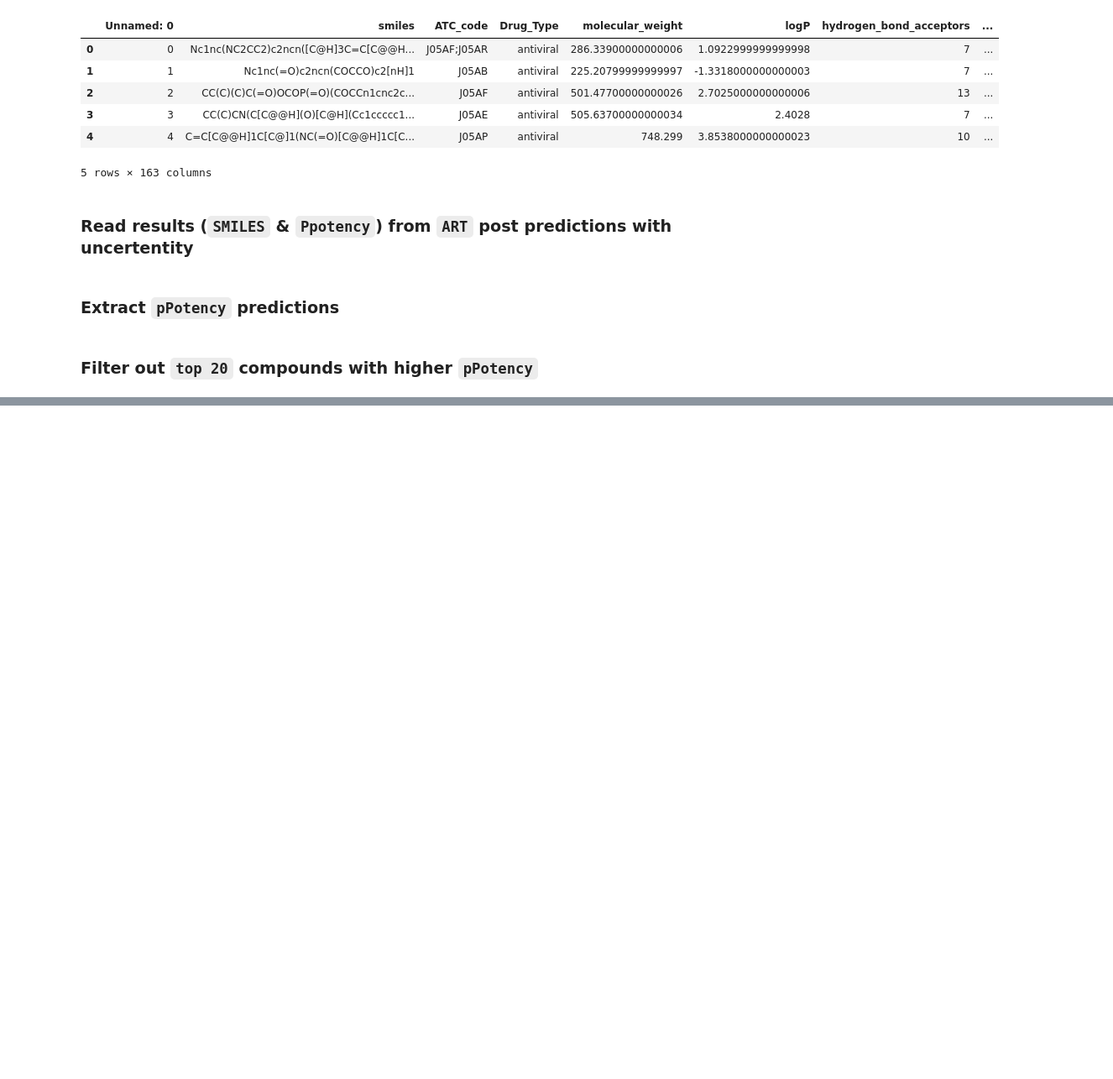
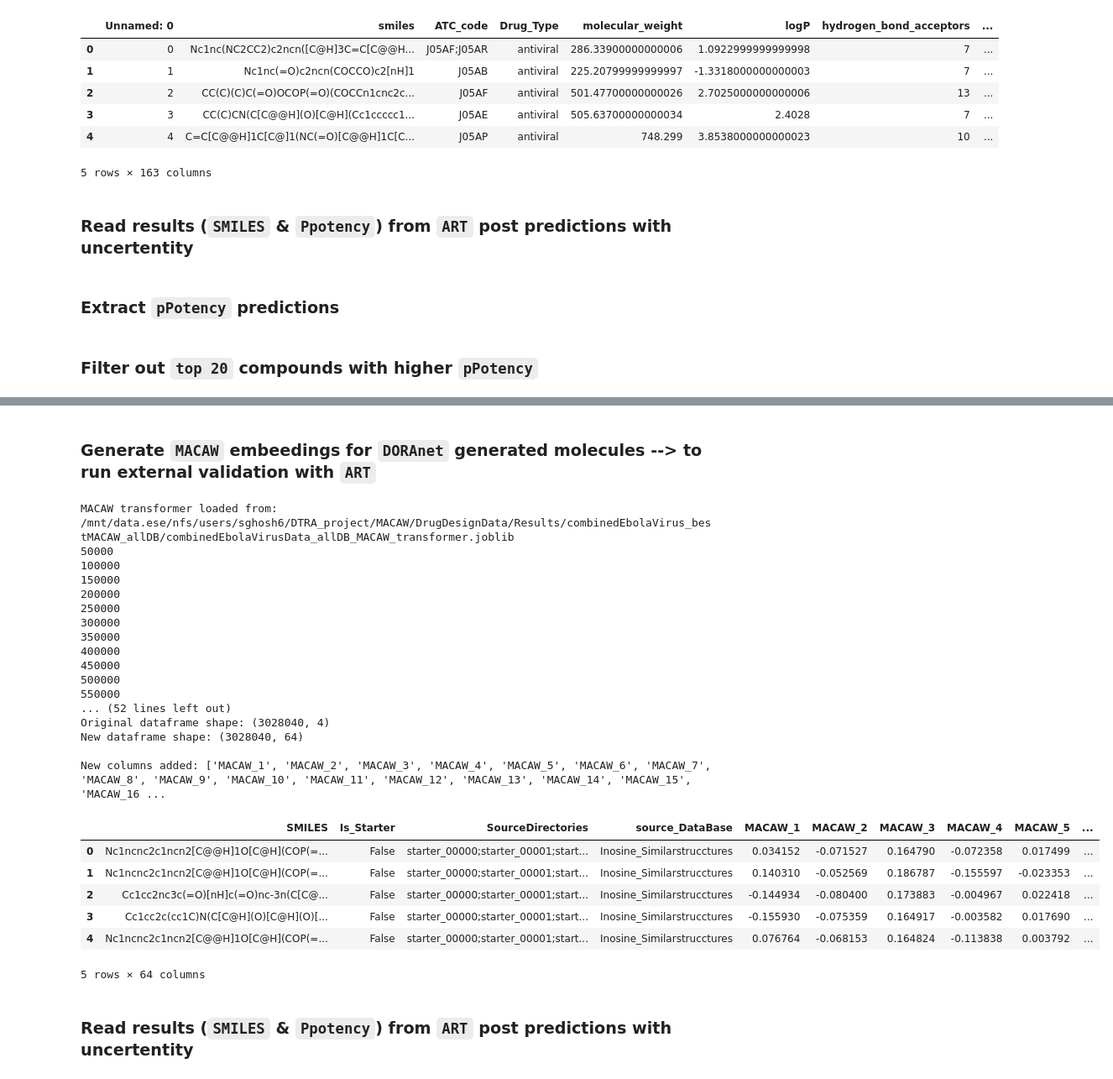
Before and after one commit to soumyadeepghosh35/DTRA_DrugDesign, a Jupyter notebook: DTRA_project_notebooks/Step3_MACAW_virus-combinedEbola_allDB.ipynb, the cells around one changed output, grey strips where cells are left out. Shown at 84% size. Cells and saved outputs as stored; diff of their text form; code cells hidden in the pictures; blank space fills up the shorter version.

```diff
--- a/DTRA_project_notebooks/Step3_MACAW_virus-combinedEbola_allDB.ipynb
+++ b/DTRA_project_notebooks/Step3_MACAW_virus-combinedEbola_allDB.ipynb
@@ -2948,0 +2951,5 @@ InosineSimilarstructures_DORAnetGeneratedMolecules_wARTprediction_top20[['SMILES
+# %%
+InosineSimilarstructures_DORAnetGenerated = pd.read_csv(saveDir + "InosineSimilarstructures_DORAnetGeneratedMolecules.csv", dtype=str)
+print(f"Loaded {len(InosineSimilarstructures_DORAnetGenerated)} molecules")
+InosineSimilarstructures_DORAnetGenerated['source_DataBase'] = 'Inosine_Similarstrucctures'
+InosineSimilarstructures_DORAnetGenerated
@@ -2948,0 +2971,63 @@ InosineSimilarstructures_DORAnetGeneratedMolecules_wARTprediction_top20[['SMILES
+# %% [markdown]
+### Generate `MACAW` embeedings for `DORAnet` generated molecules --> to run external validation with `ART`
+# %%
+# ---------------------------
+# 1. LOAD MACAW TRANSFORMER AND GENERATE EMBEDDINGS
+# ---------------------------
+# Load the previously saved MACAW transformer
+macaw_load_path = os.path.join(saveDir, "combinedEbolaVirusData_allDB_MACAW_transformer.joblib")
+with open(macaw_load_path, 'rb') as f:
+    mcw = pickle.load(f)
+print(f"MACAW transformer loaded from: {macaw_load_path}")
+
+# Transform SMILES to get embeddings
+macaw_embeddings = mcw.transform(InosineSimilarstructures_DORAnetGenerated['SMILES'])
+
+print(f"MACAW embeddings shape: {macaw_embeddings.shape}")
+
+# ---------------------------
+# 2. CREATE DATAFRAME WITH EMBEDDINGS
+# ---------------------------
+# Convert embeddings to DataFrame with column names
+embedding_columns = [f'MACAW_{i+1}' for i in range(macaw_embeddings.shape[1])]
+macaw_df = pd.DataFrame(macaw_embeddings, columns=embedding_columns, index=InosineSimilarstructures_DORAnetGenerated.index)
+
+# ---------------------------
+# 3. CONCATENATE WITH ORIGINAL DATAFRAME
+# ---------------------------
+InosineSimilarstructures_DORAnetGenerated_wMACAW = pd.concat([InosineSimilarstructures_DORAnetGenerated, macaw_df], axis=1)
+
+print(f"\nOriginal dataframe shape: {InosineSimilarstructures_DORAnetGenerated.shape}")
+print(f"New dataframe shape: {InosineSimilarstructures_DORAnetGenerated_wMACAW.shape}")
+print(f"\nNew columns added: {list(macaw_df.columns)}")
+
+# Display first few rows
+InosineSimilarstructures_DORAnetGenerated_wMACAW.to_csv(os.path.join(saveDir, "combinedEbolaVirusData_InosineSimilarstructures_DORAnetGenerated_wMACAW.csv"), index=False)
+InosineSimilarstructures_DORAnetGenerated_wMACAW.head()
+# %% [output]
+MACAW transformer loaded from: /mnt/data.ese/nfs/users/sghosh6/DTRA_project/MACAW/DrugDesignData/Results/combinedEbolaVirus_bestMACAW_allDB/combinedEbolaVirusData_allDB_MACAW_transformer.joblib
+50000
+100000
+150000
+200000
+250000
+300000
+350000
+400000
+450000
+500000
+550000
+... (52 lines left out)
+Original dataframe shape: (3028040, 4)
+New dataframe shape: (3028040, 64)
+
+New columns added: ['MACAW_1', 'MACAW_2', 'MACAW_3', 'MACAW_4', 'MACAW_5', 'MACAW_6', 'MACAW_7', 'MACAW_8', 'MACAW_9', 'MACAW_10', 'MACAW_11', 'MACAW_12', 'MACAW_13', 'MACAW_14', 'MACAW_15', 'MACAW_16 ...
+|  | SMILES | Is_Starter | SourceDirectories | source_DataBase | MACAW_1 | MACAW_2 | MACAW_3 | MACAW_4 | MACAW_5 | ... |
+| 0 | Nc1ncnc2c1ncn2[C@@H]1O[C@H](COP(=... | False | starter_00000;starter_00001;start... | Inosine_Similarstrucctures | 0.034152 | -0.071527 | 0.164790 | -0.072358 | 0.017499 | ... |
+| 1 | Nc1ncnc2c1ncn2[C@@H]1O[C@H](COP(=... | False | starter_00000;starter_00001;start... | Inosine_Similarstrucctures | 0.140310 | -0.052569 | 0.186787 | -0.155597 | -0.023353 | ... |
+| 2 | Cc1cc2nc3c(=O)[nH]c(=O)nc-3n(C[C@... | False | starter_00000;starter_00001;start... | Inosine_Similarstrucctures | -0.144934 | -0.080400 | 0.173883 | -0.004967 | 0.022418 | ... |
+| 3 | Cc1cc2c(cc1C)N(C[C@H](O)[C@H](O)[... | False | starter_00000;starter_00001;start... | Inosine_Similarstrucctures | -0.155930 | -0.075359 | 0.164917 | -0.003582 | 0.017690 | ... |
+| 4 | Nc1ncnc2c1ncn2[C@@H]1O[C@H](COP(=... | False | starter_00000;starter_00001;start... | Inosine_Similarstrucctures | 0.076764 | -0.068153 | 0.164824 | -0.113838 | 0.003792 | ... |
+5 rows × 64 columns
+# %% [markdown]
+### Read results (`SMILES` & `Ppotency`) from `ART` post predictions with uncertentity
```
Also changed, not shown: parts of 3 cells of this notebook, 1 other file.
